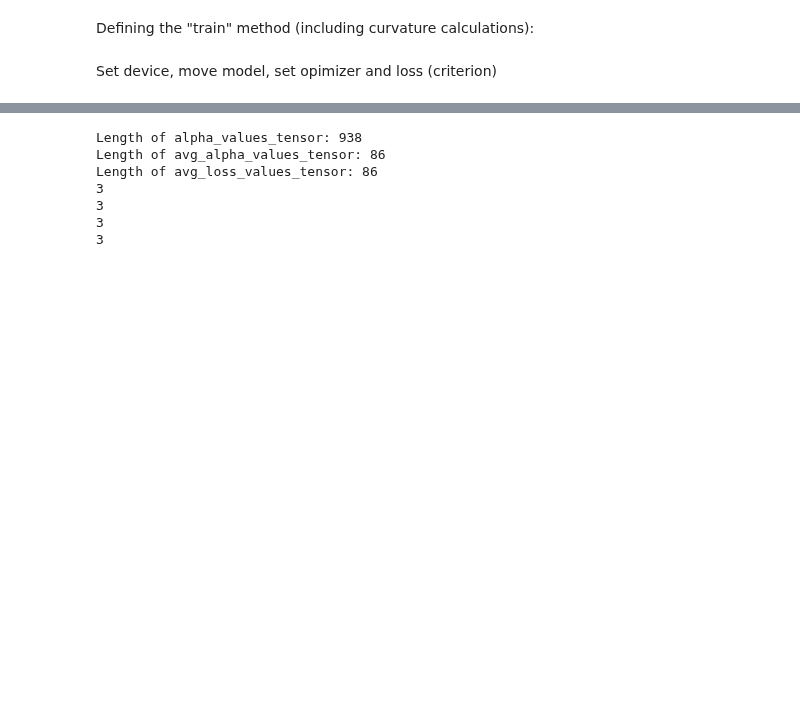
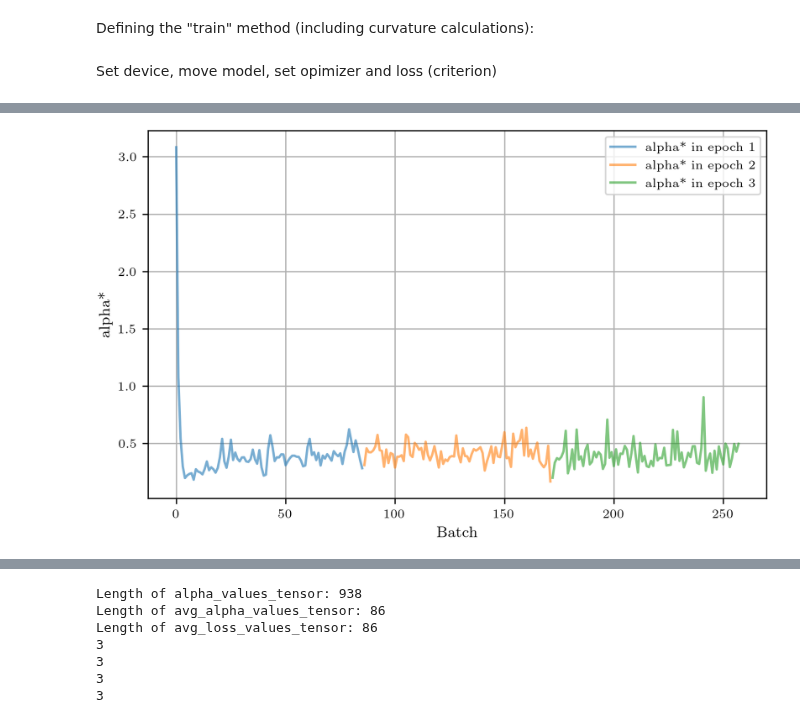
Before and after one commit to Davidundso/taylor, a Jupyter notebook: experiments/exp_05_curvelinops/First_test_curvelinops.ipynb, the cells around one changed output, grey strips where cells are left out. Saved outputs shown, nothing was run; the diff lists cells and outputs as text; code cells hidden in the pictures; blank space fills up the shorter version.

Commit message:
added plotting method and importing it into files

```diff
--- a/experiments/exp_05_curvelinops/First_test_curvelinops.ipynb
+++ b/experiments/exp_05_curvelinops/First_test_curvelinops.ipynb
@@ -275,0 +291,7 @@ Test set: Average loss: 0.0001, Accuracy: 9712/10000 (97.12%)
+# %%
+
+
+
+plot_data(complete_avg_alphas,[], "large", "Batch", "alpha*", True, concat_data = True, legend_labels=["alpha* in epoch 1", "alpha* in epoch 2", "alpha* in epoch 3"])
+# %% [output]
+[figure, added]
```
Also changed, not shown: parts of 6 cells of this notebook, 3 other files.
